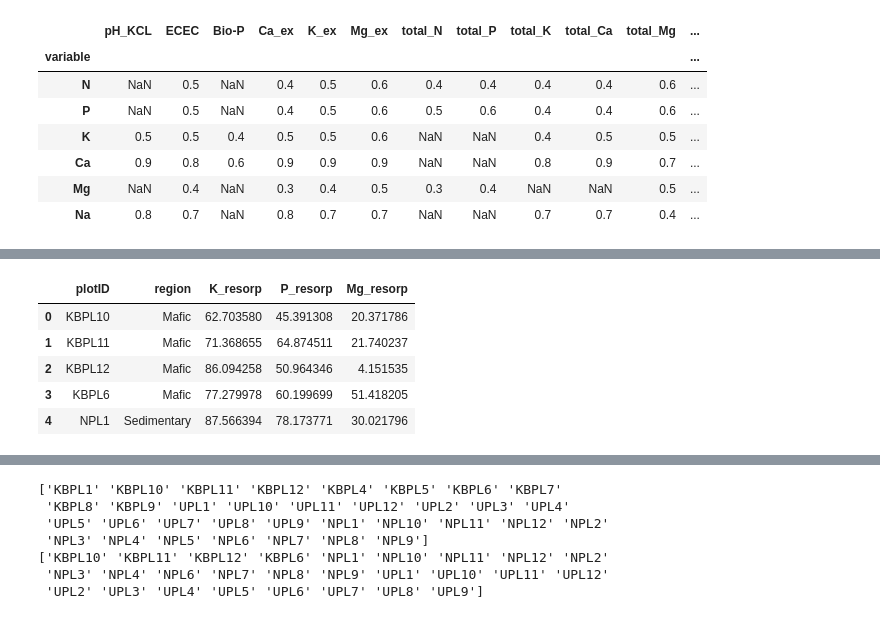
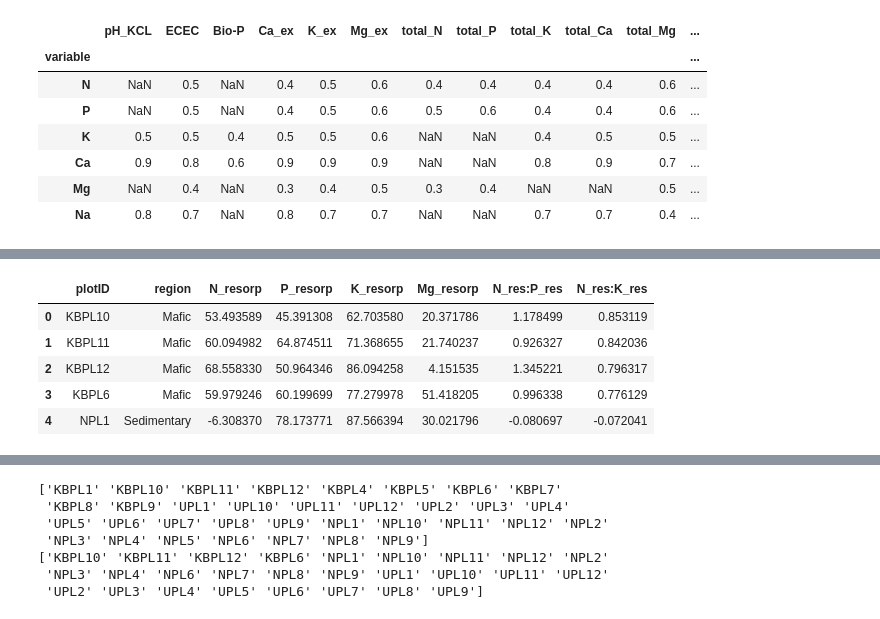
Before and after one commit to BBenyamini/eco-analysis, a Jupyter notebook: analysis/canopy.ipynb, the cells around one changed output, grey strips where cells are left out. Cells and saved outputs as stored; diff of their text form; code cells hidden in the pictures.

```diff
--- a/analysis/canopy.ipynb
+++ b/analysis/canopy.ipynb
@@ -1397,11 +1297,16 @@ effect_size
 # %%
 #merge resoption data and geochemical data
-resorp_df=litter_fresh_df_agg[["plotID","region","K_resorp","P_resorp","Mg_resorp"]]
+import warnings
+warnings.simplefilter(action="ignore")
+resorp_df=litter_fresh_df_agg[["plotID","region","N_resorp","P_resorp","K_resorp","Mg_resorp"]]
+#claculate addition indices
+resorp_df["N_res:P_res"]=resorp_df["N_resorp"]/resorp_df["P_resorp"]
+resorp_df["N_res:K_res"]=resorp_df["N_resorp"]/resorp_df["K_resorp"]
 resorp_df.head()
 # %% [output]
-|  | plotID | region | K_resorp | P_resorp | Mg_resorp |
-| 0 | KBPL10 | Mafic | 62.703580 | 45.391308 | 20.371786 |
-| 1 | KBPL11 | Mafic | 71.368655 | 64.874511 | 21.740237 |
-| 2 | KBPL12 | Mafic | 86.094258 | 50.964346 | 4.151535 |
-| 3 | KBPL6 | Mafic | 77.279978 | 60.199699 | 51.418205 |
-| 4 | NPL1 | Sedimentary | 87.566394 | 78.173771 | 30.021796 |
+|  | plotID | region | N_resorp | P_resorp | K_resorp | Mg_resorp | N_res:P_res | N_res:K_res |
+| 0 | KBPL10 | Mafic | 53.493589 | 45.391308 | 62.703580 | 20.371786 | 1.178499 | 0.853119 |
+| 1 | KBPL11 | Mafic | 60.094982 | 64.874511 | 71.368655 | 21.740237 | 0.926327 | 0.842036 |
+| 2 | KBPL12 | Mafic | 68.558330 | 50.964346 | 86.094258 | 4.151535 | 1.345221 | 0.796317 |
+| 3 | KBPL6 | Mafic | 59.979246 | 60.199699 | 77.279978 | 51.418205 | 0.996338 | 0.776129 |
+| 4 | NPL1 | Sedimentary | -6.308370 | 78.173771 | 87.566394 | 30.021796 | -0.080697 | -0.072041 |
```
Also changed, not shown: parts of 17 cells of this notebook.
